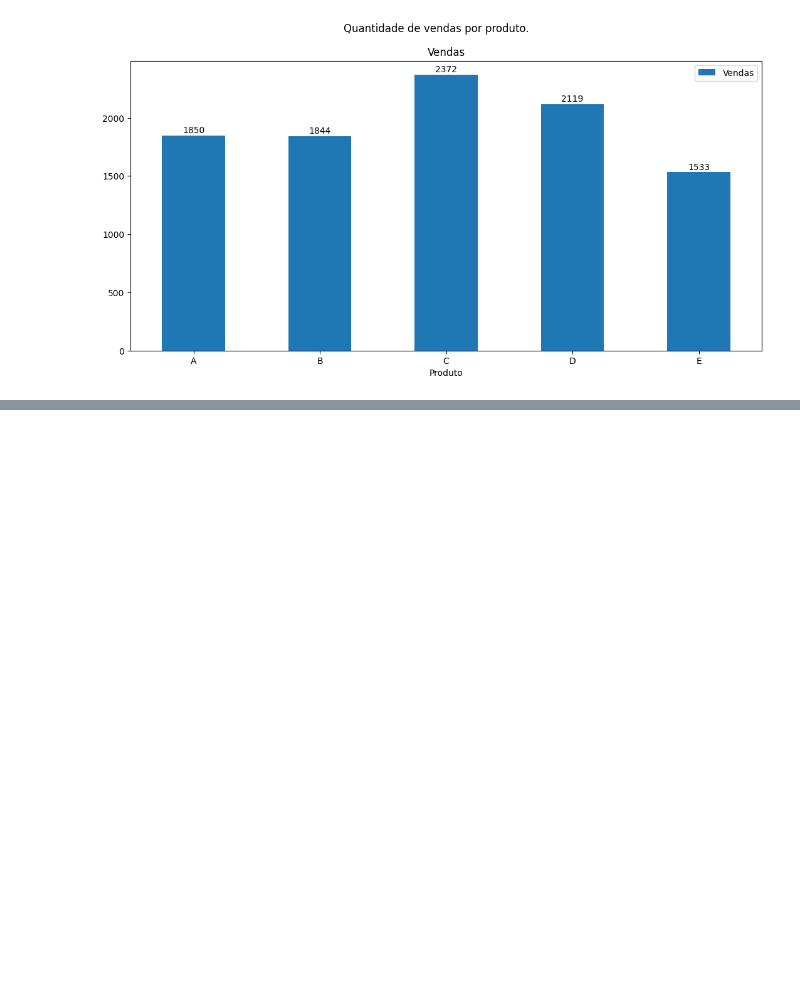
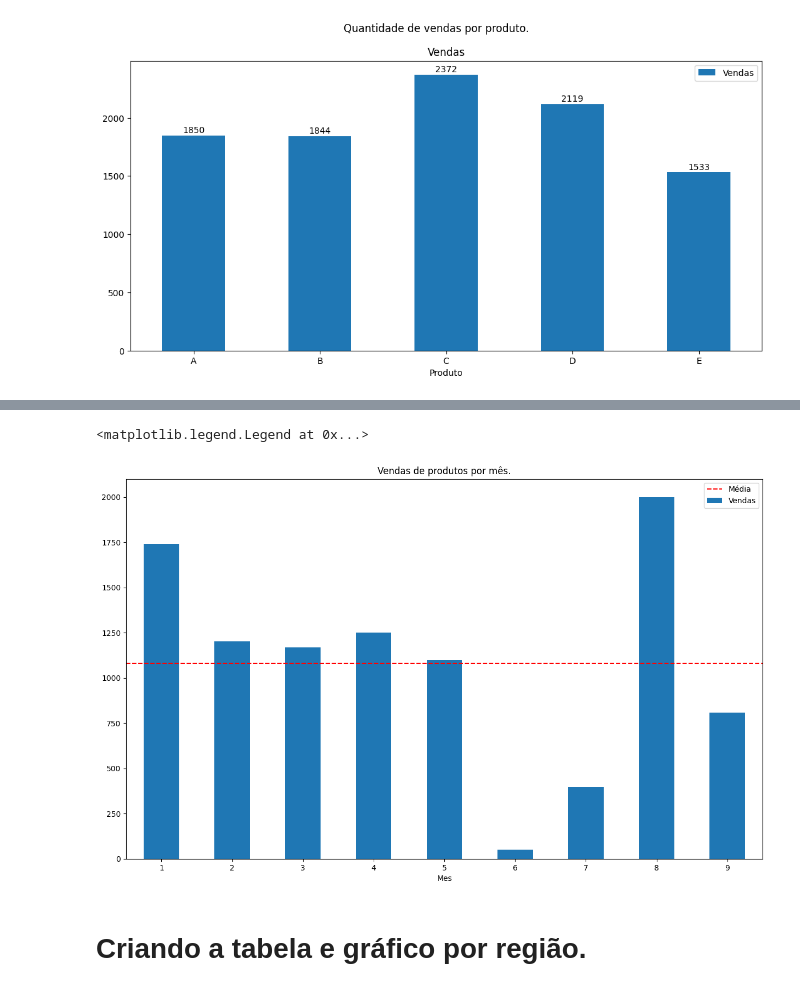
Before and after one commit to Gaba034/desafio-data-analytics, a Jupyter notebook: main.ipynb, the cells around one changed output, grey strips where cells are left out. Cells and saved outputs as stored; diff of their text form; code cells hidden in the pictures; blank space fills up the shorter version.

Commit message:
Adding the table and graph for month sales

```diff
--- a/main.ipynb
+++ b/main.ipynb
@@ -224,0 +228,7 @@ plt.show()
+# %%
+# Soma as vendas com base no mês
+sum_salespermonth = sales_df.groupby('Mes')['QUANTIDADE_VENDIDA'].sum().reset_index()
+
+# Renomear as coluna
+sum_salespermonth.rename({'DATA':'Mes','QUANTIDADE_VENDIDA':'Vendas'}, axis=1, inplace = True)
+sum_salespermonth
@@ -224,0 +246,17 @@ plt.show()
+# %%
+# Cria a plot das vendas por mês
+month_sales = sum_salespermonth.plot.bar(x='Mes', y='Vendas', rot=0, title='Vendas de produtos por mês.',figsize=(15,9))
+
+# Descobre a média das vendas.
+average_value = sum_salespermonth['Vendas'].mean()
+
+# Adiciona uma linha da média
+month_sales.axhline(average_value, color='red', linestyle='--', label='Média')
+
+# Insere a legenda
+month_sales.legend()
+# %% [output]
+<matplotlib.legend.Legend at 0x...>
+[figure, added]
+# %% [markdown]
+# Criando a tabela e gráfico por região.
```
Also changed, not shown: parts of 2 cells of this notebook.
